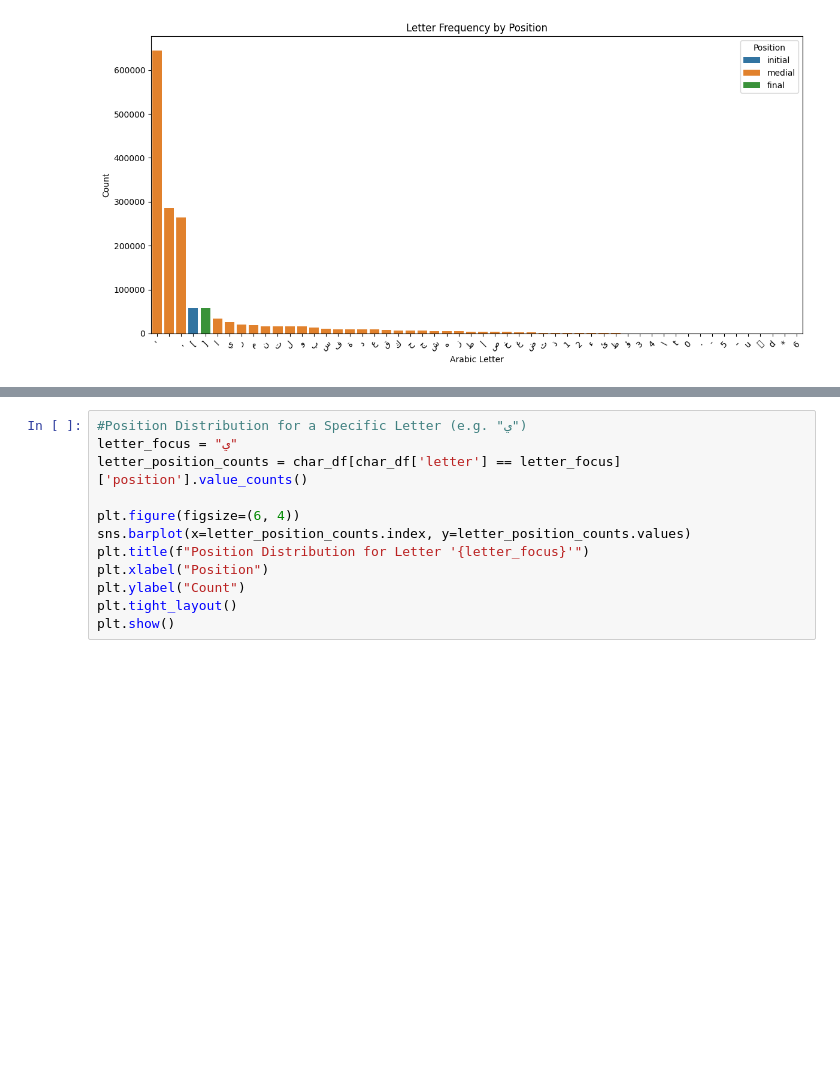
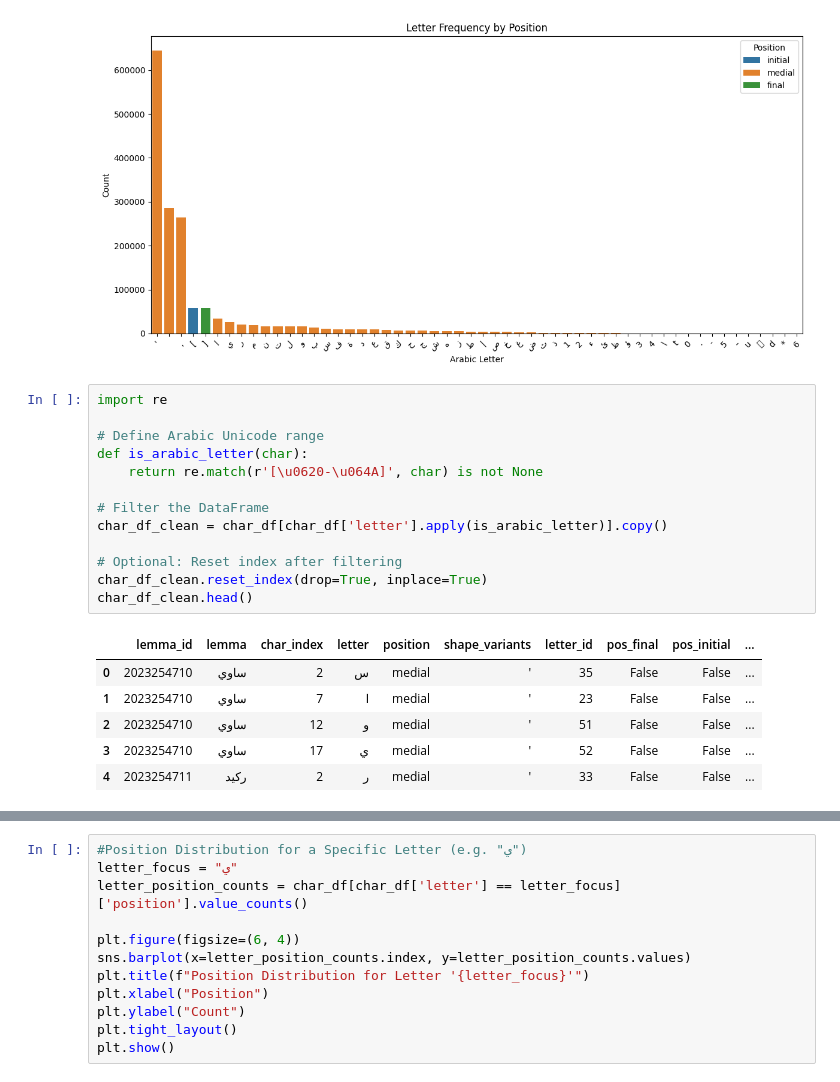
Before and after one commit to talineshawwaa/Arabic_Letter_NLP_Model, a Jupyter notebook: Feature_Extraction.ipynb, the cells around one changed output, grey strips where cells are left out. Saved outputs shown, nothing was run; the diff lists cells and outputs as text; blank space fills up the shorter version.

```diff
--- a/Feature_Extraction.ipynb
+++ b/Feature_Extraction.ipynb
@@ -137,3 +147,23 @@ plt.tight_layout()
 plt.show()
 # %% [output]
 [figure]
+# %%
+import re
+
+# Define Arabic Unicode range
+def is_arabic_letter(char):
+    return re.match(r'[\u0620-\u064A]', char) is not None
+
+# Filter the DataFrame
+char_df_clean = char_df[char_df['letter'].apply(is_arabic_letter)].copy()
+
+# Optional: Reset index after filtering
+char_df_clean.reset_index(drop=True, inplace=True)
+char_df_clean.head()
+# %% [output]
+|  | lemma_id | lemma | char_index | letter | position | shape_variants | letter_id | pos_final | pos_initial | ... |
+| 0 | 2023254710 | ساوي | 2 | س | medial | ' | 35 | False | False | ... |
+| 1 | 2023254710 | ساوي | 7 | ا | medial | ' | 23 | False | False | ... |
+| 2 | 2023254710 | ساوي | 12 | و | medial | ' | 51 | False | False | ... |
+| 3 | 2023254710 | ساوي | 17 | ي | medial | ' | 52 | False | False | ... |
+| 4 | 2023254711 | ركيد | 2 | ر | medial | ' | 33 | False | False | ... |
```
Also changed, not shown: parts of 14 cells of this notebook, 6 other files.
